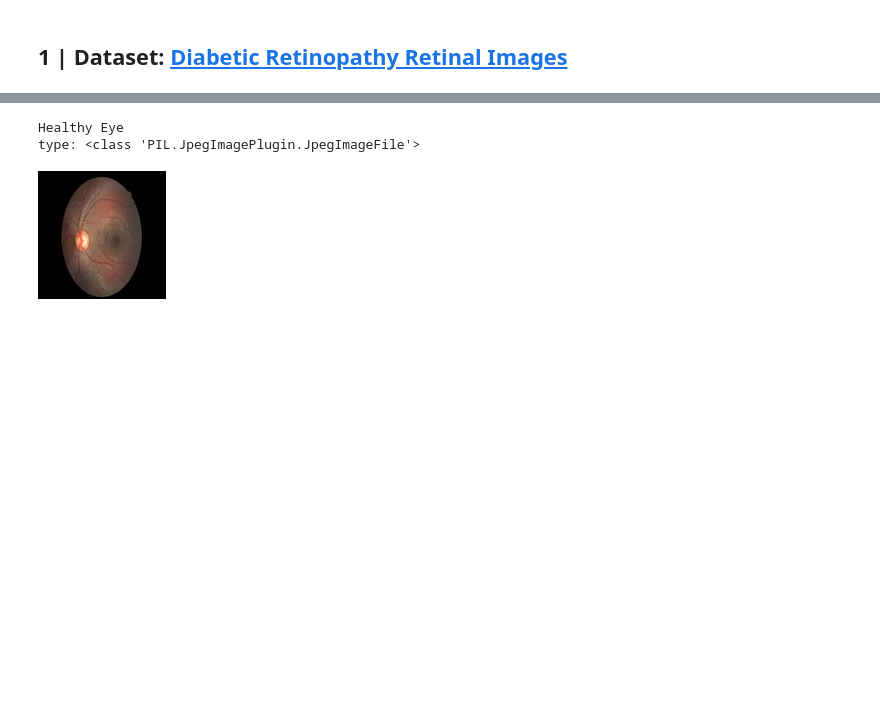
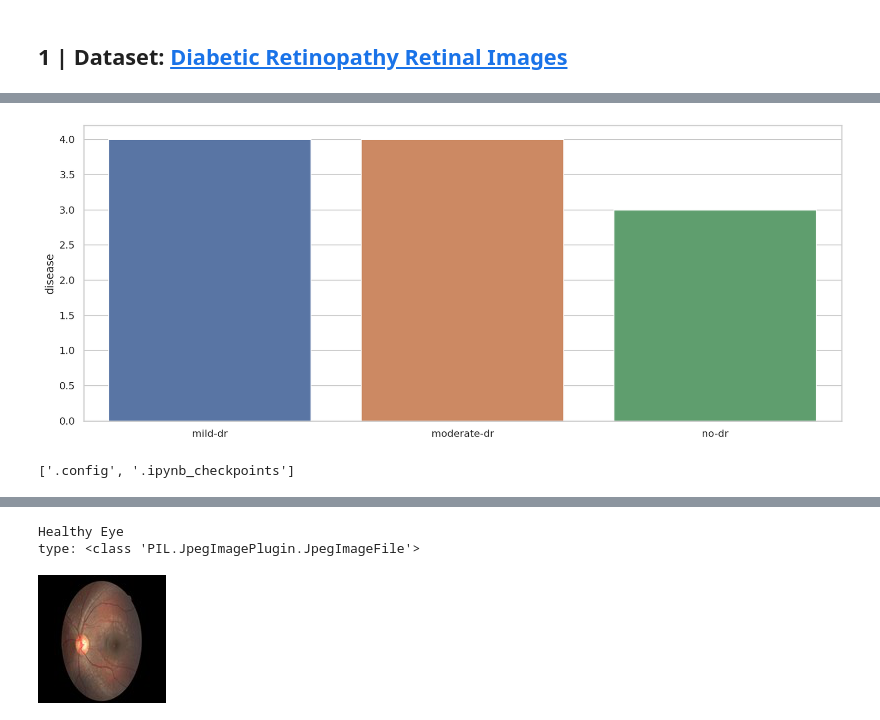
Before and after one commit to slp22/deep-learning-project, a Jupyter notebook: dl_diabetic_retinopathy_mvp.ipynb, the cells around one changed output, grey strips where cells are left out. Saved outputs shown, nothing was run; the diff lists cells and outputs as text; code cells hidden in the pictures; blank space fills up the shorter version.

```diff
--- a/dl_diabetic_retinopathy_mvp.ipynb
+++ b/dl_diabetic_retinopathy_mvp.ipynb
@@ -37,19 +37,22 @@ print("TensorFlow version:", tf.__version__)
 print("Pandas version:", pd.__version__)
 print("Numpy version:", np.__version__)
 
-from tensorflow import keras
-from tensorflow.keras import layers
-from tensorflow.keras.layers import Dense, Flatten, Conv2D
-from tensorflow.keras import Model
-from tensorflow.keras.models import Sequential
+# from tensorflow import keras
+from tensorflow.keras.preprocessing import image as IMG
+# from tensorflow.keras import layers
+# from tensorflow.keras.layers import Dense, Flatten, Conv2D
+# from tensorflow.keras import Model
+# from tensorflow.keras.models import Sequential
 
 from PIL import Image
+%pylab inline
 
-# import seaborn as sns
+
+import seaborn as sns
 pd.set_option('display.max_colwidth', None)
 %matplotlib inline
 %config InlineBackend.figure_formats = ['retina']  # or svg
-# sns.set(context='notebook', style='whitegrid')
+sns.set(context='notebook', style='whitegrid')
 
 # from sklearn.linear_model import LogisticRegression
 # from sklearn.metrics import confusion_matrix, accuracy_score
@@ -61,2 +70,6 @@ Numpy version: 1.21.6
 # %% [markdown]
 ## 1 | Dataset: [Diabetic Retinopathy Retinal Images](https://www.kaggle.com/datasets/sachinkumar413/diabetic-retinopathy-preprocessed-dataset)<a id='1'></a>
+# %%
+filepath = '/tmp/sample-dr'
+# filepath = 'raw-data-diabetic-retinopathy'
+filepath
@@ -62,0 +78,13 @@ Numpy version: 1.21.6
+# %%
+# https://github.com/PurpleGrace/Deep_Learning_Tools_Image_Classification/blob/main/code/1.EDA_Sample_Images.ipynb
+
+data = {'image_path':[],'disease':[]}
+for disease in os.listdir(filepath):
+    print(disease)
+    if disease != '.DS_Store':
+        for image in os.listdir(filepath +"/"+disease):
+            if image != '.DS_Store':
+                data['image_path'].append(filepath +"/"+disease+"/"+ image)
+                data['disease'].append(disease)
+data = pd.DataFrame(data)
+data.head()
@@ -62,0 +110,16 @@ Numpy version: 1.21.6
+# %%
+plt.figure(figsize=(15,6))
+sns.barplot(data.disease.value_counts().index,
+            data.disease.value_counts(),
+            palette=None);
+# %% [output]
+[figure, added]
+# %%
+import os
+import urllib.request
+urllib.request.urlretrieve('https://www.kaggle.com/datasets/sachinkumar413/diabetic-retinopathy-preprocessed-dataset/download?datasetVersionNumber=1')
+os.listdir()
+
+  #  https://www.kaggle.com/datasets/sachinkumar413/diabetic-retinopathy-preprocessed-dataset/download?datasetVersionNumber=1
+# %% [output]
+['.config', '.ipynb_checkpoints']
```
Also changed, not shown: parts of 25 cells of this notebook.
